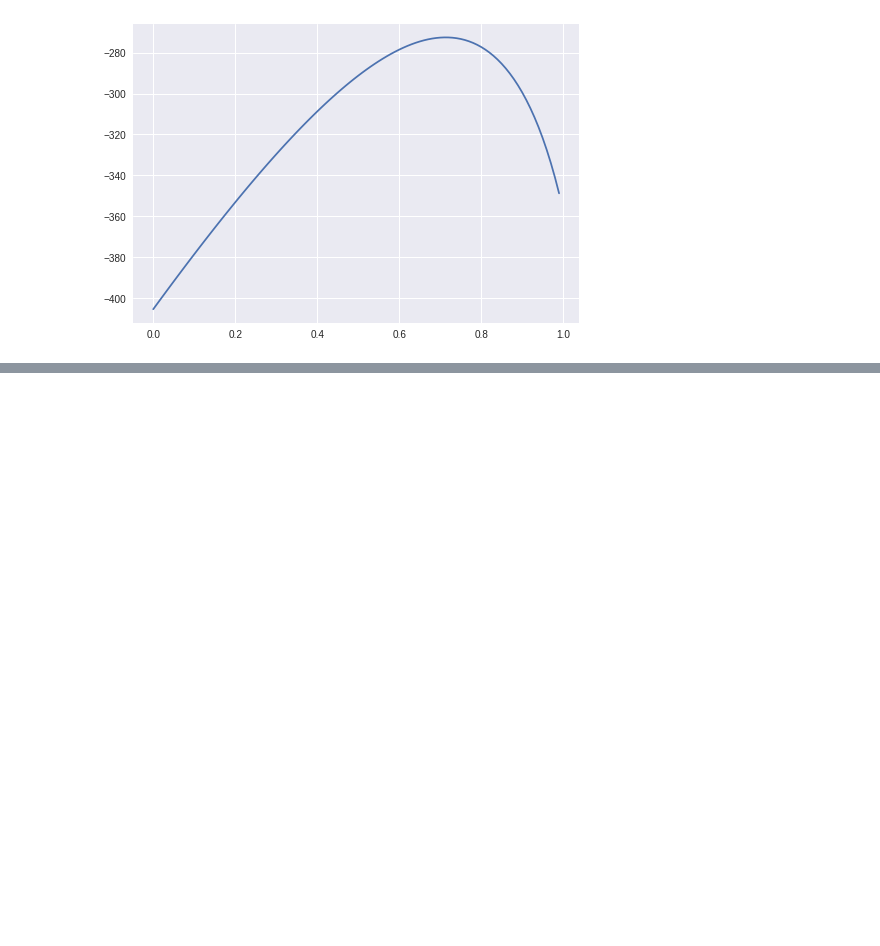
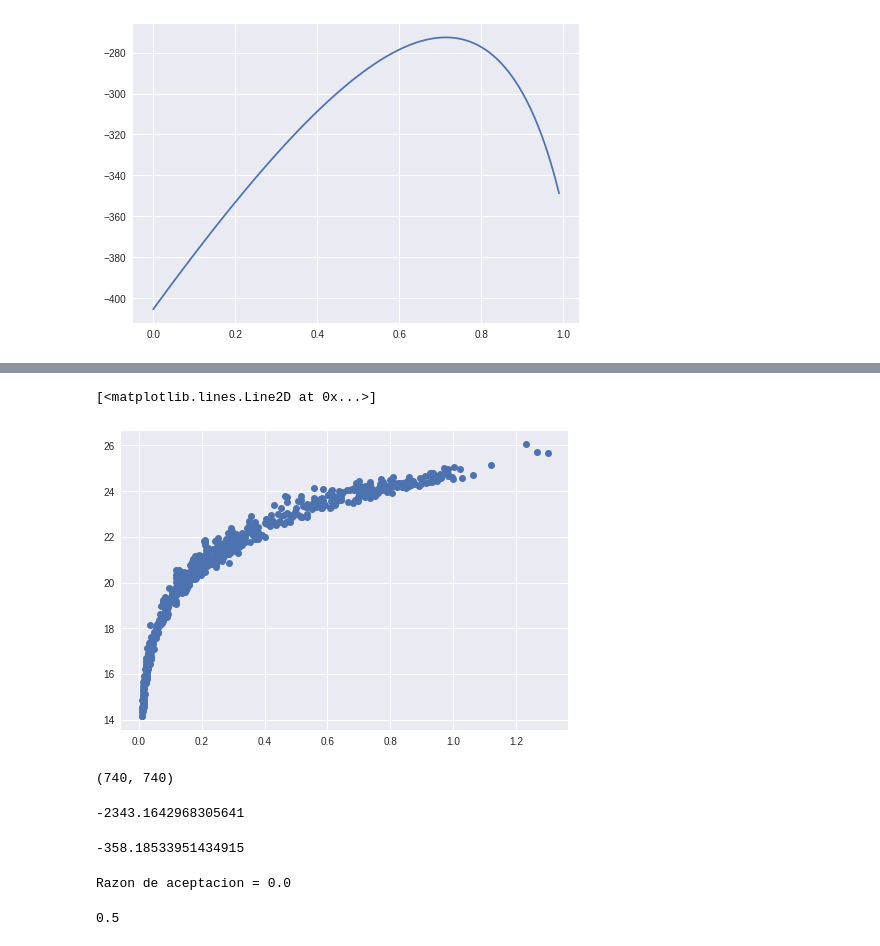
Before and after one commit to HiramHerrera/MACSS2017, a Jupyter notebook: Projects/supernova/Distances.ipynb, the cells around one changed output, grey strips where cells are left out. Drawn from its saved outputs; the diff is of its cells as text; code cells hidden in the pictures; blank space fills up the shorter version.

```diff
--- a/Projects/supernova/Distances.ipynb
+++ b/Projects/supernova/Distances.ipynb
@@ -46,3 +46,6 @@ plt.plot(table_omega,tableprob)
 # %% [output]
 [<matplotlib.lines.Line2D at 0x...>]
 [figure]
+# %%
+paramspath = '/home/hiram//Documentos/Congresos/MexiCOPAS/MACSS2017/Projects/supernova/jla_likelihood_v6/data/'
+jla_dataset = np.genfromtxt(paramspath+'jla_lcparams.txt', names=True, dtype=None)
@@ -48,0 +92,5 @@ plt.plot(table_omega,tableprob)
+# %%
+plt.plot(jla_dataset['zcmb'],jla_dataset['mb'],'o')
+# %% [output]
+[<matplotlib.lines.Line2D at 0x...>]
+[figure, added]
@@ -48,0 +122,4 @@ plt.plot(table_omega,tableprob)
+# %%
+np.shape(Cmu)
+# %% [output]
+(740, 740)
@@ -48,0 +144,10 @@ plt.plot(table_omega,tableprob)
+# %%
+param = [0.65,0.13,3.1,-20]
+loglike_jla(param)
+# %% [output]
+-2343.1642968305641
+# %%
+param = [0.7,0.13,3.1,-19]
+loglike_jla(param)
+# %% [output]
+-358.18533951434915
@@ -48,0 +161,32 @@ plt.plot(table_omega,tableprob)
+# %%
+for i in range(number_of_steps):
+    #Generate a random number starting at current point
+    rand = np.random.normal(0.,1.,4)
+    newpoint = chain[i] + step_width*rand
+     #Compute the loglike in the new point
+    liketry = loglike_jla(newpoint)
+    #Now the probability of acceptance
+    if liketry >likelihood_chain[i]:
+        prob_acceptance = 1
+    else:
+        prob_accept = np.exp(liketry - likelihood_chain[i])
+
+    #Now compare that probability to a random number between 0 and 1
+    if prob_accept >= np.random.uniform(0.1,1.):
+        chain.append(newpoint)
+        likelihood_chain.append(liketry)
+        accepted += 1
+    else:
+        chain.append(chain[i])
+        likelihood_chain.append(likelihood_chain[i])
+
+print 'Razon de aceptacion =', float(accepted)/float(number_of_steps)
+# %% [output]
+Razon de aceptacion = 0.0
+# %%
+chain = np.array(chain)
+omega_chain = chain[:,0]
+average = np.mean(omega_chain)
+print average
+# %% [output]
+0.5
```
Also changed, not shown: parts of 7 cells of this notebook, 36 other files.
